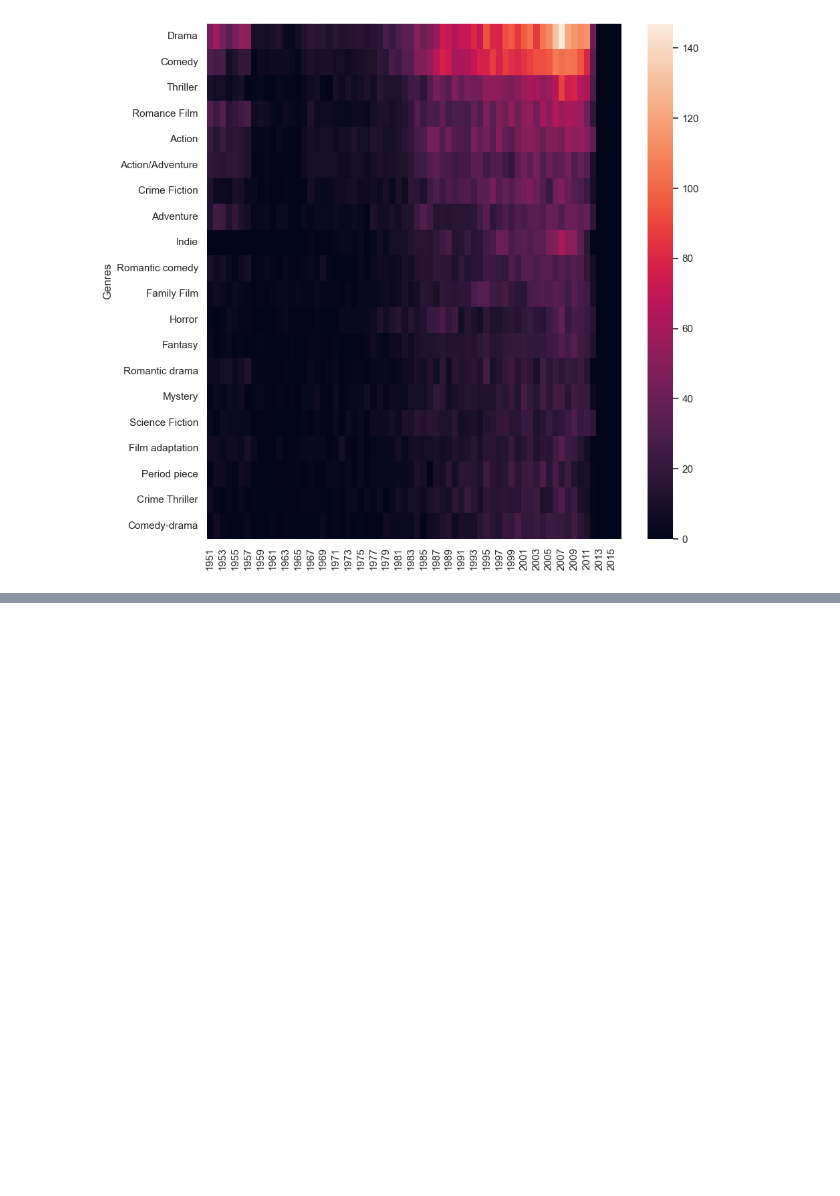
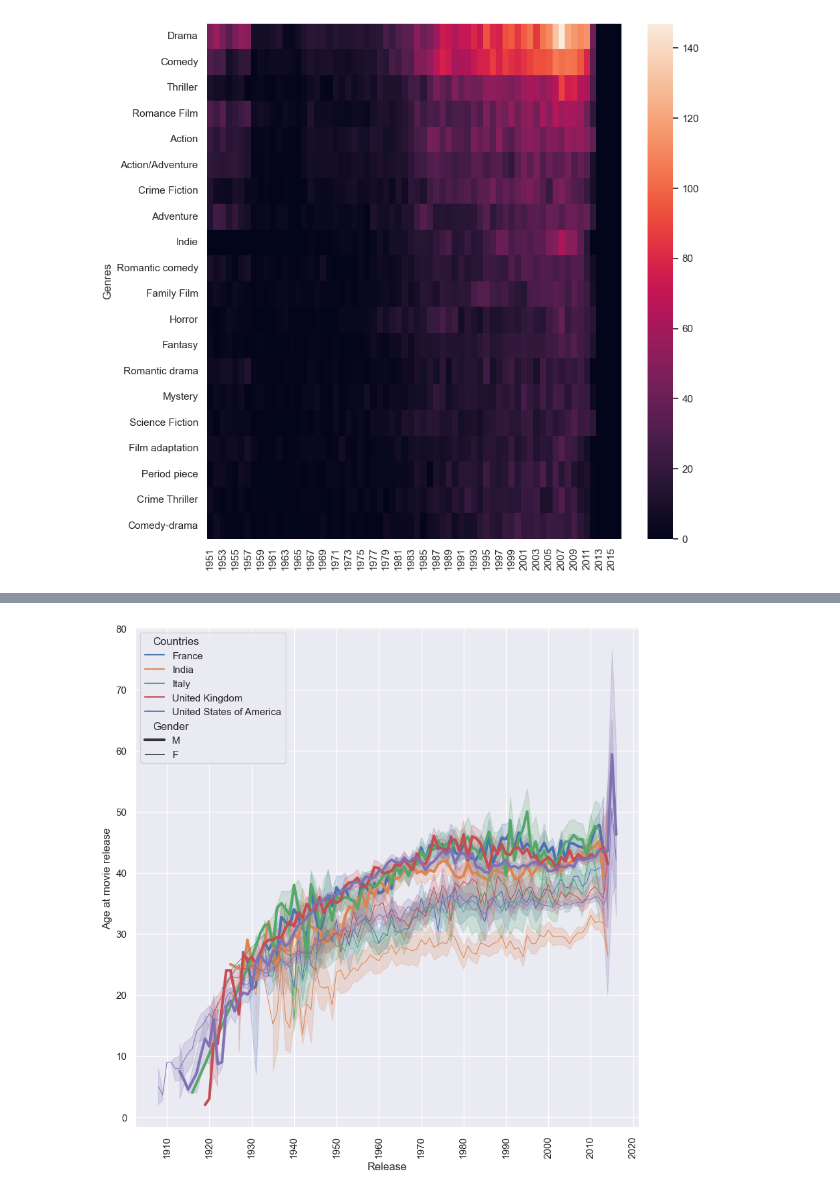
Before and after one commit to epfl-ada/ada-2022-project-rlab, a Jupyter notebook: exploration.ipynb, the cells around one changed output, grey strips where cells are left out. Saved outputs shown, nothing was run; the diff lists cells and outputs as text; code cells hidden in the pictures; blank space fills up the shorter version.

```diff
--- a/exploration.ipynb
+++ b/exploration.ipynb
@@ -204,0 +231,10 @@ Name: Comedy, Length: 66, dtype: float64
+# %%
+tmp = charac_group.reset_index().drop(columns="level_1")
+tmp = tmp[tmp["Age at movie release"]>0][tmp["Release"].notna()][tmp["Gender"].notna()]
+
+tmp["Release"] = tmp["Release"].astype(float)
+sns.lineplot(data=tmp, x = "Release", y="Age at movie release", hue="Countries", size="Gender")
+plt.xticks(rotation=90)
+plt.locator_params(axis='x', nbins=20)
+# %% [output]
+[figure, added]
```
Also changed, not shown: parts of 23 cells of this notebook.
